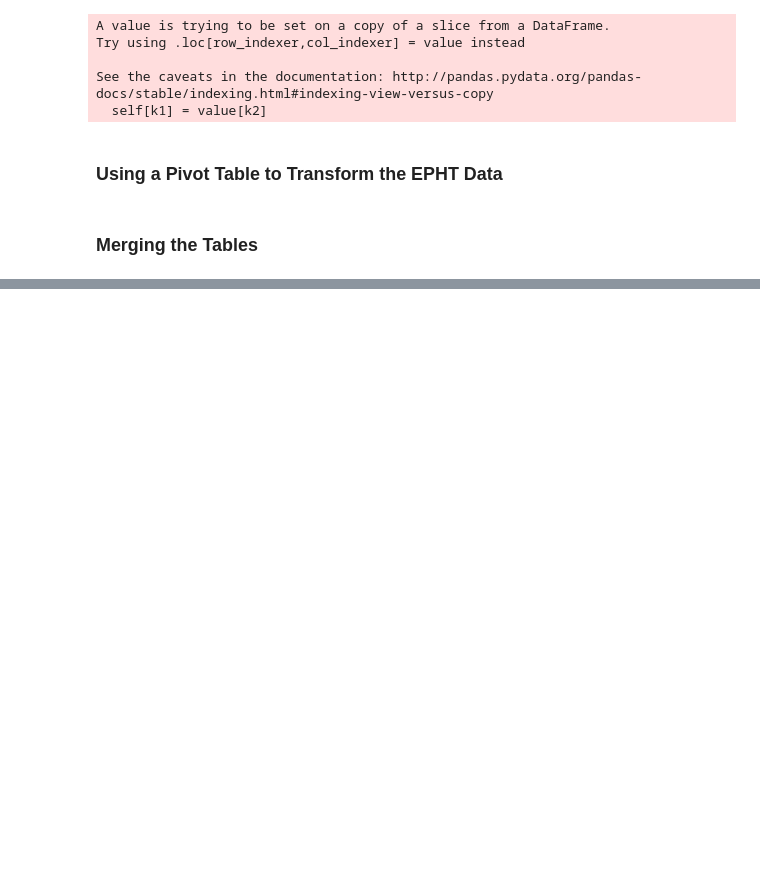
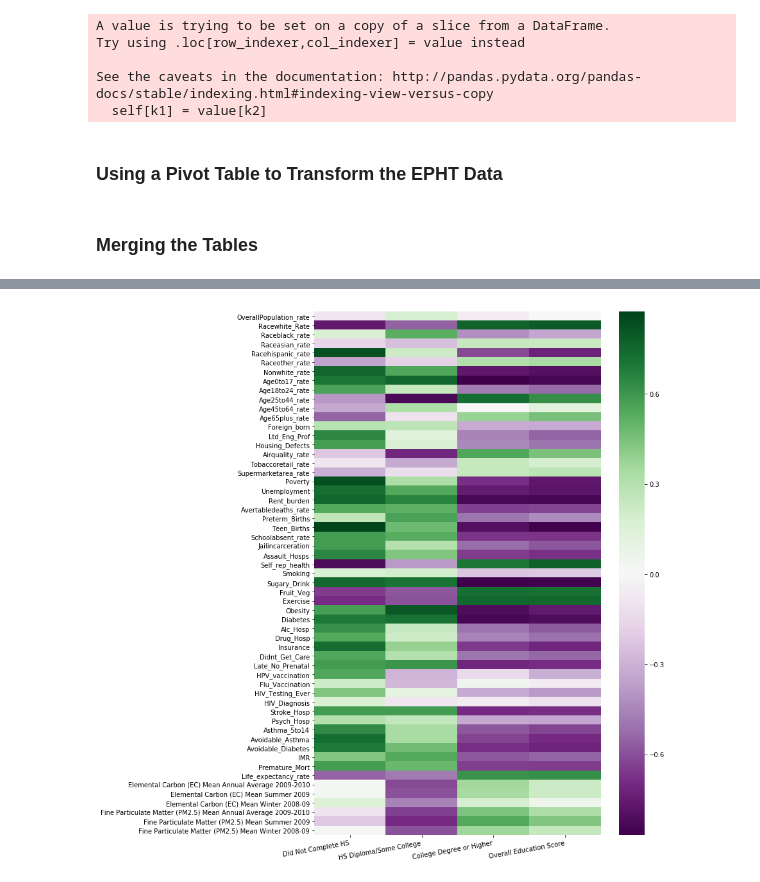
Before and after one commit to jojordan3/Public-Health-and-Education, a Jupyter notebook: ExplorationNB.ipynb, the cells around one changed output, grey strips where cells are left out. Cells and saved outputs as stored; diff of their text form; code cells hidden in the pictures; blank space fills up the shorter version.

```diff
--- a/ExplorationNB.ipynb
+++ b/ExplorationNB.ipynb
@@ -288,0 +352,15 @@ Name: Eduhsdegreeorsomecollege_rate, dtype: float64
+# %%
+edu_labels = ['Did Not Complete HS', 'HS Diploma/Some College', 'College Degree or Higher',
+             'Overall Education Score']
+
+# Compute the correlation matrix
+corr_standard = data_standardized.corr()[edu_cols]
+corr_standard.drop(edu_cols, inplace=True)
+
+# Set up the matplotlib figure
+f, ax = plt.subplots(figsize=(10, 15))
+
+# Draw the heatmap with the mask and correct aspect ratio
+sns.heatmap(corr_standard, cmap='PRGn').set_xticklabels(edu_labels, ha='right', rotation=10);
+# %% [output]
+[figure, added]
```
Also changed, not shown: parts of 42 cells of this notebook, 7 other files.
